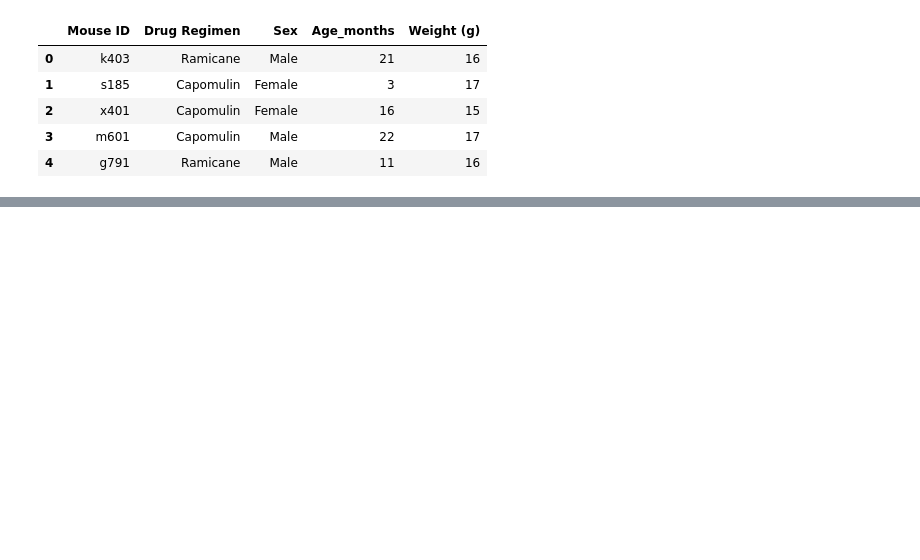
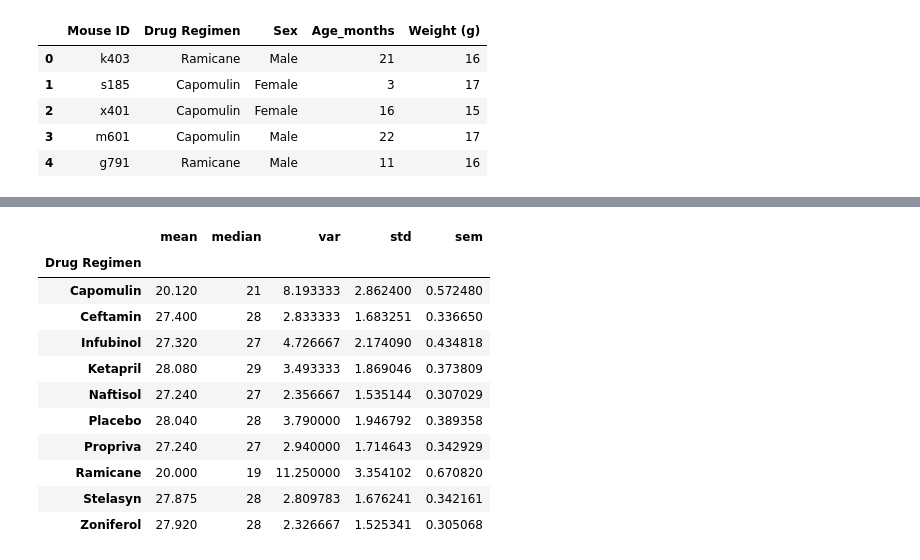
Before and after one commit to kplam624/Mice-Drug-Analysis, a Jupyter notebook: Submission/main.ipynb, the cells around one changed output, grey strips where cells are left out. Saved outputs shown, nothing was run; the diff lists cells and outputs as text; code cells hidden in the pictures; blank space fills up the shorter version.

```diff
--- a/Submission/main.ipynb
+++ b/Submission/main.ipynb
@@ -34 +74,23 @@ k403    1
 Name: Mouse ID, Length: 249, dtype: int64
+# %%
+# Summary table by drug regimen
+
+# Group the dataframe by the drug regimen
+drugs = mouse_df.groupby("Drug Regimen")
+
+#Creating a summary table with the aggregate function
+drug_summ = drugs["Weight (g)"].agg(['mean','median','var','std','sem'])
+drug_summ
+# %% [output]
+|  | mean | median | var | std | sem |
+| Drug Regimen |  |  |  |  |  |
+| Capomulin | 20.120 | 21 | 8.193333 | 2.862400 | 0.572480 |
+| Ceftamin | 27.400 | 28 | 2.833333 | 1.683251 | 0.336650 |
+| Infubinol | 27.320 | 27 | 4.726667 | 2.174090 | 0.434818 |
+| Ketapril | 28.080 | 29 | 3.493333 | 1.869046 | 0.373809 |
+| Naftisol | 27.240 | 27 | 2.356667 | 1.535144 | 0.307029 |
+| Placebo | 28.040 | 28 | 3.790000 | 1.946792 | 0.389358 |
+| Propriva | 27.240 | 27 | 2.940000 | 1.714643 | 0.342929 |
+| Ramicane | 20.000 | 19 | 11.250000 | 3.354102 | 0.670820 |
+| Stelasyn | 27.875 | 28 | 2.809783 | 1.676241 | 0.342161 |
+| Zoniferol | 27.920 | 28 | 2.326667 | 1.525341 | 0.305068 |
```
Also changed, not shown: parts of 10 cells of this notebook.
